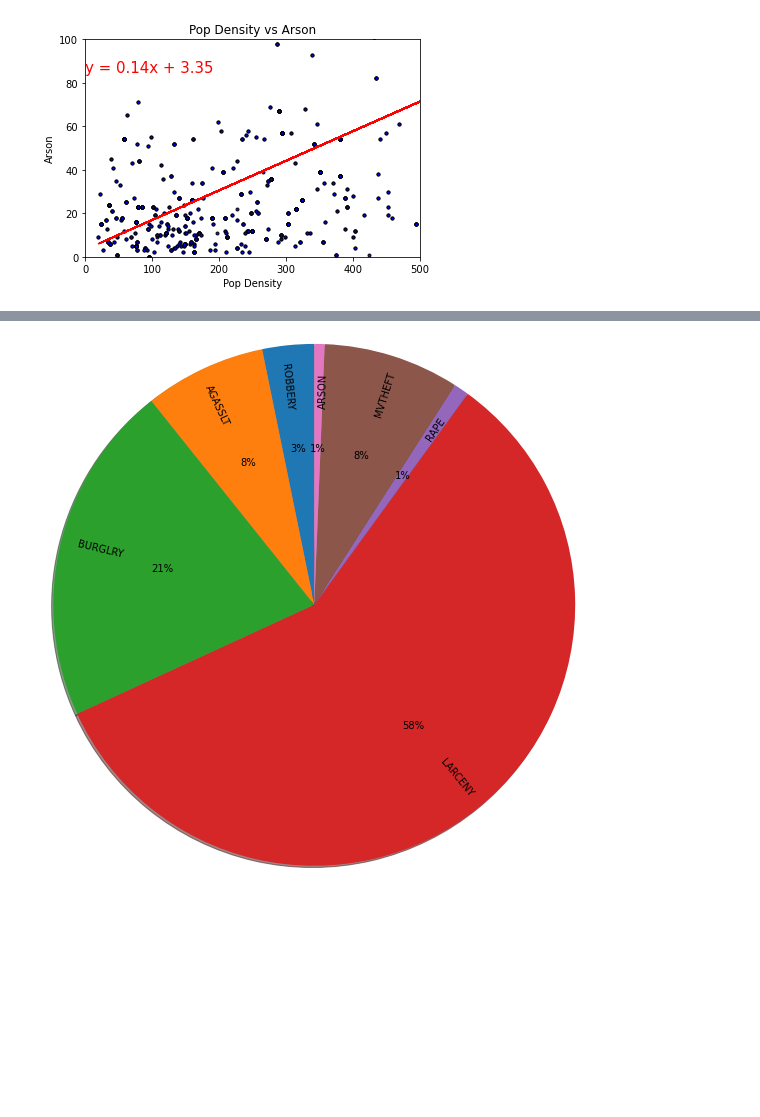
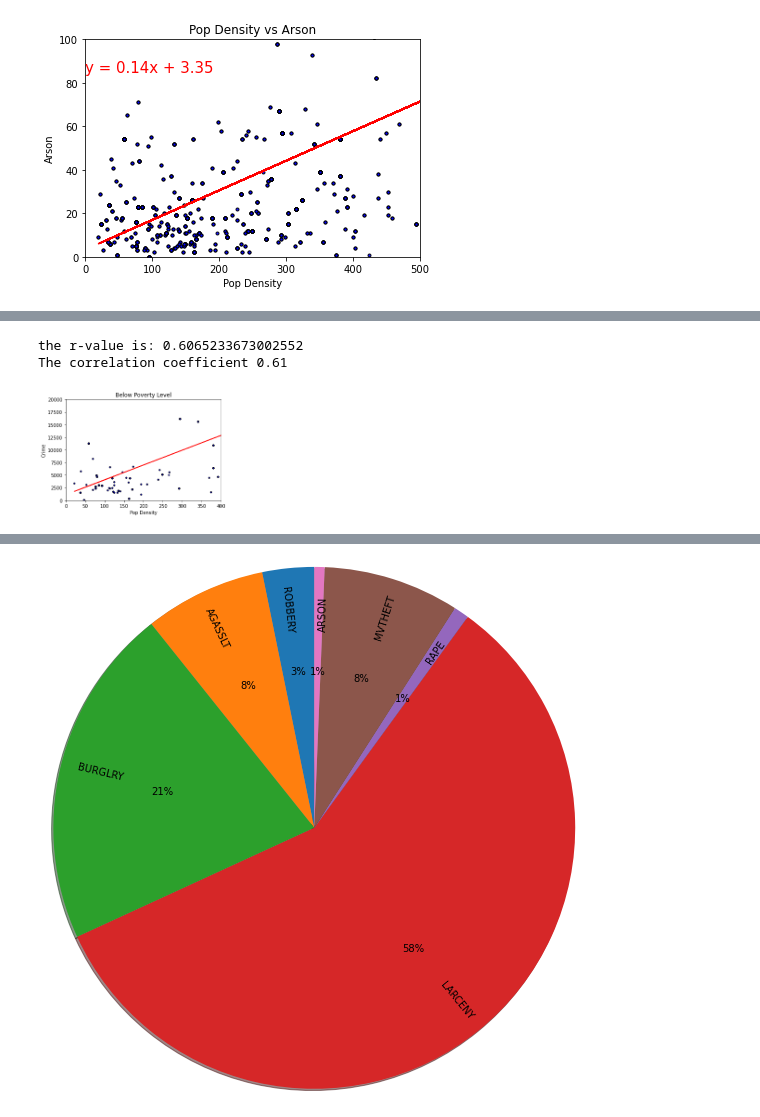
Before and after one commit to melindaeudy/Project_1, a Jupyter notebook: Cam_Project1.ipynb, the cells around one changed output, grey strips where cells are left out. Cells and saved outputs as stored; diff of their text form; code cells hidden in the pictures; blank space fills up the shorter version.

```diff
--- a/Cam_Project1.ipynb
+++ b/Cam_Project1.ipynb
@@ -703,0 +762,33 @@ The correlation coefficient 0.71
+# %%
+# 2017 poverty level for 4 person household was $24,600
+below_pov = Final_Crime_df.loc[Final_Crime_df["MEDIAN INCOME"] < 24600]
+above_pov = Final_Crime_df.loc[Final_Crime_df["MEDIAN INCOME"] >= 24600]
+# %%
+x_values = below_pov["DENSITY"]
+y_values = below_pov[['MURDER', 'RAPE', 'ROBBERY','AGASSLT', 'BURGLRY', 'LARCENY', 'MVTHEFT', 'ARSON']].sum(axis=1)
+
+(slope, intercept, rvalue, pvalue, stderr) = linregress(x_values, y_values)
+regress_values = x_values * slope + intercept
+
+line_eq = "y = " + str(round(slope,2)) + "x + " + str(round(intercept,2))
+
+plt.scatter(x_values, y_values, marker=".", facecolors="blue", edgecolors="black", alpha=0.90)
+
+plt.plot(x_values,regress_values,"r-")
+
+plt.annotate(line_eq,(1500, 0), fontsize=15,color="red")
+
+plt.title("Below Poverty Level")
+plt.xlabel("Pop Density")
+plt.ylabel("Crime")
+
+plt.xlim(0, 400)
+plt.ylim(0, 20000)
+
+print(f'the r-value is: {rvalue}')
+print(f'The correlation coefficient {round(st.pearsonr(x_values,y_values)[0],2)}')
+plt.show()
+# %% [output]
+the r-value is: 0.6065233673002552
+The correlation coefficient 0.61
+[figure, added]
```
Also changed, not shown: parts of 11 cells of this notebook.
